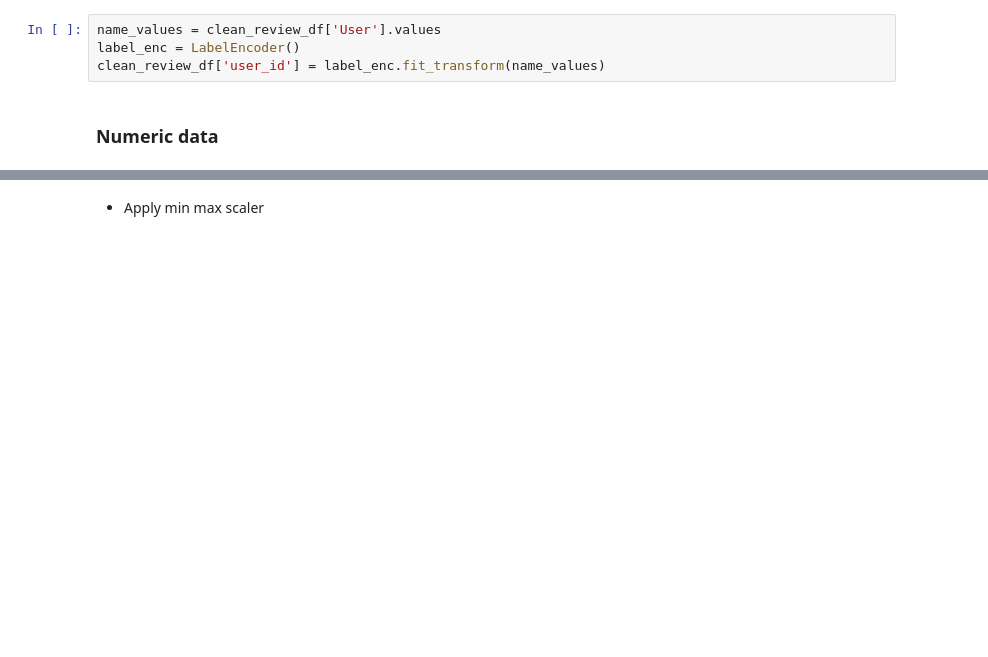
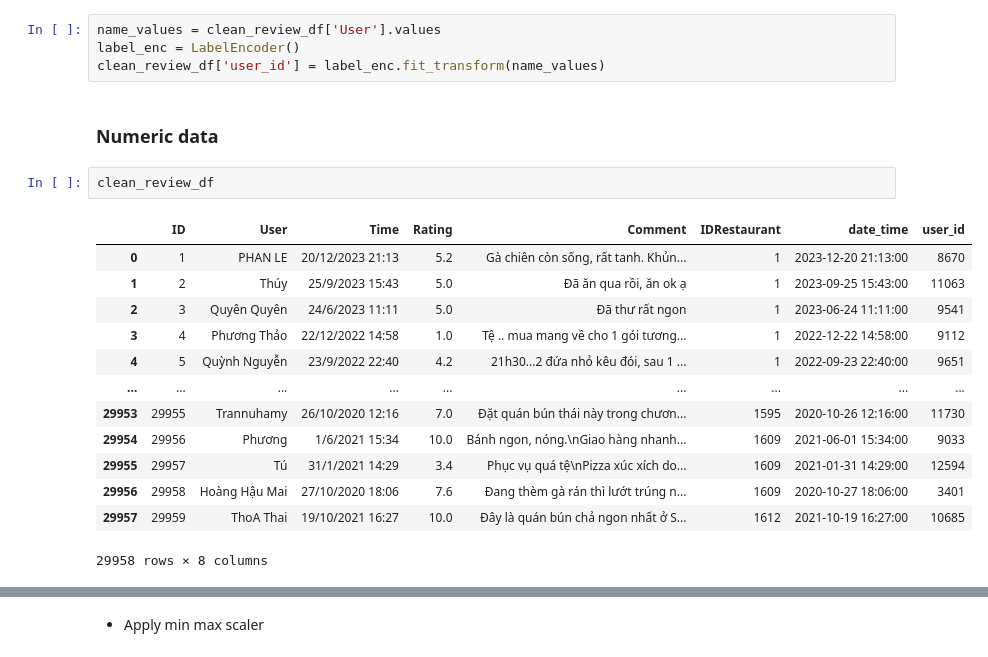
Before and after one commit to QuocThaiPham/gui_sentiment, a Jupyter notebook: Project1/Code/EDA_data.ipynb, the cells around one changed output, grey strips where cells are left out. Cells and saved outputs as stored; diff of their text form; blank space fills up the shorter version.

```diff
--- a/Project1/Code/EDA_data.ipynb
+++ b/Project1/Code/EDA_data.ipynb
@@ -204,3 +207,19 @@ label_enc = LabelEncoder()
 clean_review_df['user_id'] = label_enc.fit_transform(name_values)
 # %% [markdown]
 ### Numeric data
+# %%
+clean_review_df
+# %% [output]
+|  | ID | User | Time | Rating | Comment | IDRestaurant | date_time | user_id |
+| 0 | 1 | PHAN LE | 20/12/2023 21:13 | 5.2 | Gà chiên còn sống, rất tanh. Khủn... | 1 | 2023-12-20 21:13:00 | 8670 |
+| 1 | 2 | Thúy | 25/9/2023 15:43 | 5.0 | Đã ăn qua rồi, ăn ok ạ | 1 | 2023-09-25 15:43:00 | 11063 |
+| 2 | 3 | Quyên Quyên | 24/6/2023 11:11 | 5.0 | Đã thư rất ngon | 1 | 2023-06-24 11:11:00 | 9541 |
+| 3 | 4 | Phương Thảo | 22/12/2022 14:58 | 1.0 | Tệ .. mua mang về cho 1 gói tương... | 1 | 2022-12-22 14:58:00 | 9112 |
+| 4 | 5 | Quỳnh Nguyễn | 23/9/2022 22:40 | 4.2 | 21h30...2 đứa nhỏ kêu đói, sau 1 ... | 1 | 2022-09-23 22:40:00 | 9651 |
+| ... | ... | ... | ... | ... | ... | ... | ... | ... |
+| 29953 | 29955 | Trannuhamy | 26/10/2020 12:16 | 7.0 | Đặt quán bún thái này trong chươn... | 1595 | 2020-10-26 12:16:00 | 11730 |
+| 29954 | 29956 | Phương | 1/6/2021 15:34 | 10.0 | Bánh ngon, nóng.\nGiao hàng nhanh... | 1609 | 2021-06-01 15:34:00 | 9033 |
+| 29955 | 29957 | Tú | 31/1/2021 14:29 | 3.4 | Phục vụ quá tệ\nPizza xúc xích do... | 1609 | 2021-01-31 14:29:00 | 12594 |
+| 29956 | 29958 | Hoàng Hậu Mai | 27/10/2020 18:06 | 7.6 | Đang thèm gà rán thì lướt trúng n... | 1609 | 2020-10-27 18:06:00 | 3401 |
+| 29957 | 29959 | ThoA Thai | 19/10/2021 16:27 | 10.0 | Đây là quán bún chả ngon nhất ở S... | 1612 | 2021-10-19 16:27:00 | 10685 |
+29958 rows × 8 columns
```
Also changed, not shown: parts of 5 cells of this notebook, 7 other files.
